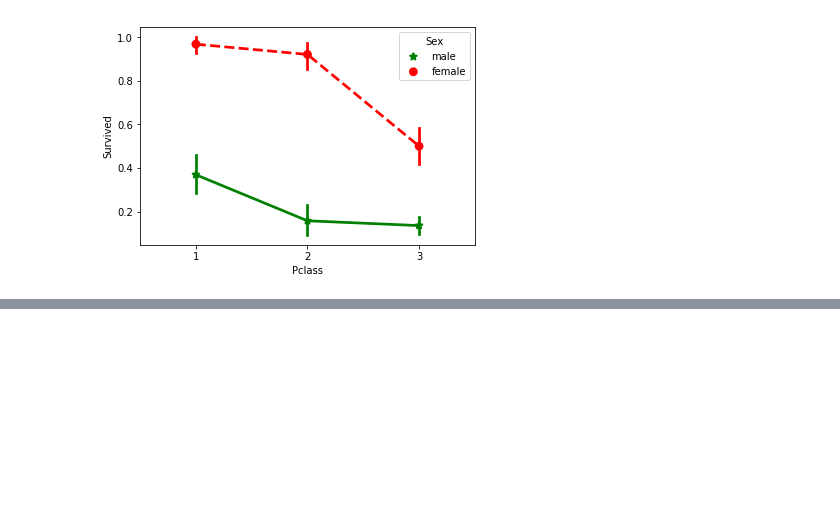
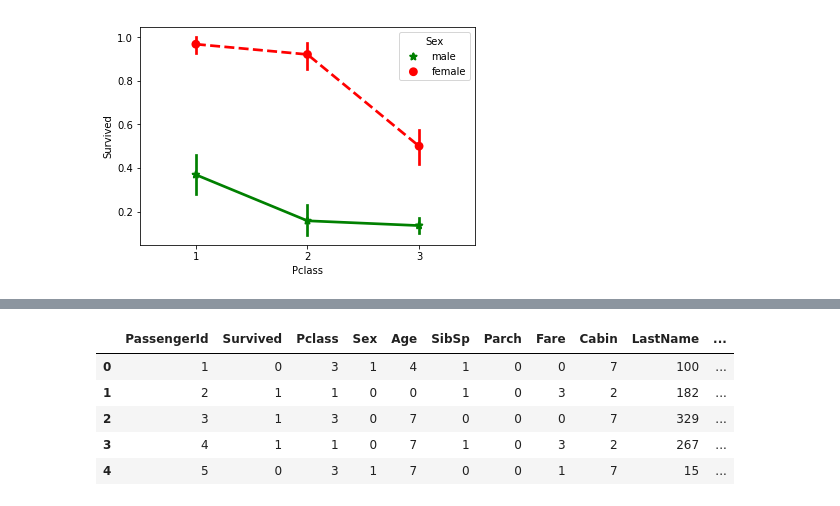
Before and after one commit to togademi/kaggle, a Jupyter notebook: titanic/titanic.ipynb, the cells around one changed output, grey strips where cells are left out. Drawn from its saved outputs; the diff is of its cells as text; code cells hidden in the pictures; blank space fills up the shorter version.

```diff
--- a/titanic/titanic.ipynb
+++ b/titanic/titanic.ipynb
@@ -106,0 +122,24 @@ train_df.head(20)
+# %%
+#Normalize labels. Convert each unique string value into a number.
+
+from sklearn import preprocessing
+def encode_features(train_df, test_df):
+    features = ['Sex', 'Age', 'LastName', 'NamePrefix', 'Cabin', 'Fare']
+    combined_df = pd.concat([train_df[features], test_df[features]])
+
+    for feature in features:
+        le = preprocessing.LabelEncoder()
+        le = le.fit(combined_df[feature])
+        train_df[feature] = le.transform(train_df[feature])
+        test_df[feature] = le.transform(test_df[feature])
+    return train_df, test_df
+
+train_df, test_df = encode_features(train_df, test_df)
+train_df.head()
+# %% [output]
+|  | PassengerId | Survived | Pclass | Sex | Age | SibSp | Parch | Fare | Cabin | LastName | ... |
+| 0 | 1 | 0 | 3 | 1 | 4 | 1 | 0 | 0 | 7 | 100 | ... |
+| 1 | 2 | 1 | 1 | 0 | 0 | 1 | 0 | 3 | 2 | 182 | ... |
+| 2 | 3 | 1 | 3 | 0 | 7 | 0 | 0 | 0 | 7 | 329 | ... |
+| 3 | 4 | 1 | 1 | 0 | 7 | 1 | 0 | 3 | 2 | 267 | ... |
+| 4 | 5 | 0 | 3 | 1 | 7 | 0 | 0 | 1 | 7 | 15 | ... |
```
Also changed, not shown: parts of 10 cells of this notebook, 3 other files.
